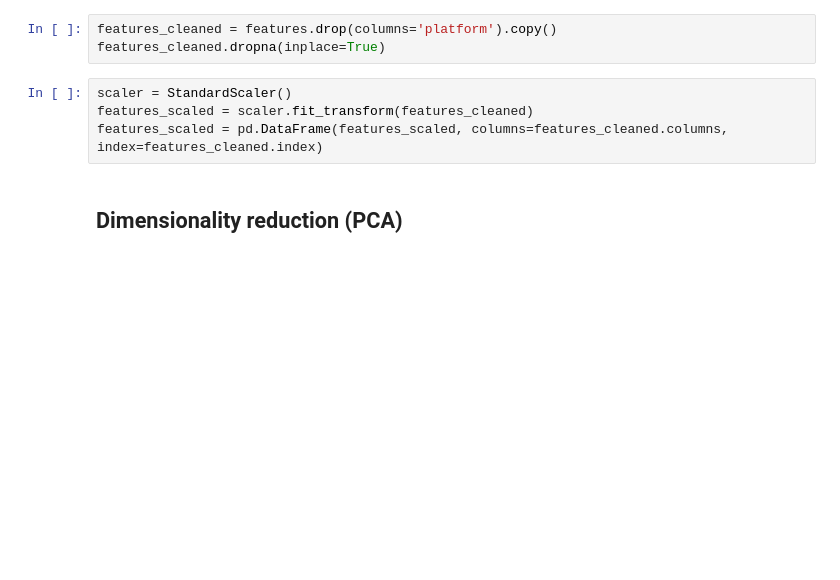
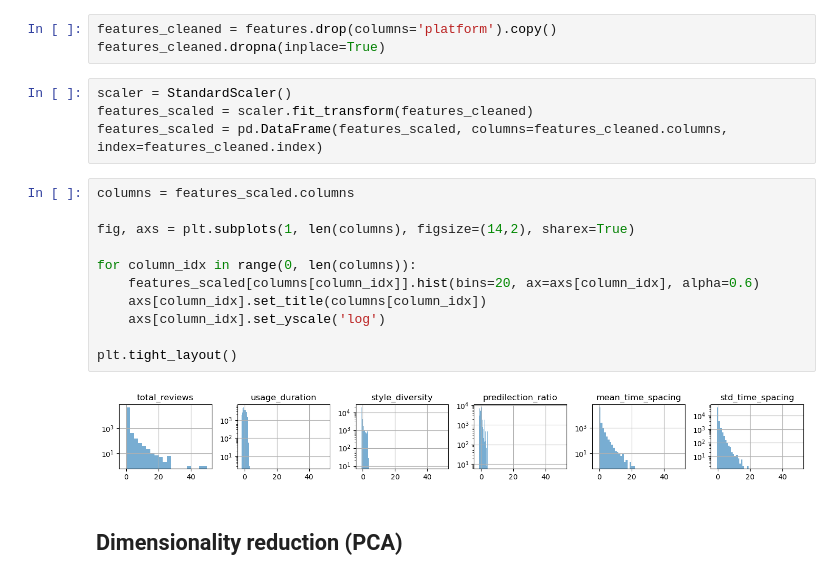
Before and after one commit to epfl-ada/ada-2024-project-bada55, a Jupyter notebook: resultsWS.ipynb, the cells around one changed output. Saved outputs shown, nothing was run; the diff lists cells and outputs as text; blank space fills up the shorter version.

```diff
--- a/resultsWS.ipynb
+++ b/resultsWS.ipynb
@@ -313,6 +314,19 @@ features_cleaned.dropna(inplace=True)
 scaler = StandardScaler()
 features_scaled = scaler.fit_transform(features_cleaned)
 features_scaled = pd.DataFrame(features_scaled, columns=features_cleaned.columns, index=features_cleaned.index)
+# %%
+columns = features_scaled.columns
+
+fig, axs = plt.subplots(1, len(columns), figsize=(14,2), sharex=True)
+
+for column_idx in range(0, len(columns)):
+    features_scaled[columns[column_idx]].hist(bins=20, ax=axs[column_idx], alpha=0.6)
+    axs[column_idx].set_title(columns[column_idx])
+    axs[column_idx].set_yscale('log')
+
+plt.tight_layout()
+# %% [output]
+[figure, added]
 # %% [markdown]
 ## Dimensionality reduction (PCA)
 # %%
```
Also changed, not shown: parts of 10 cells of this notebook, 1 other file.
